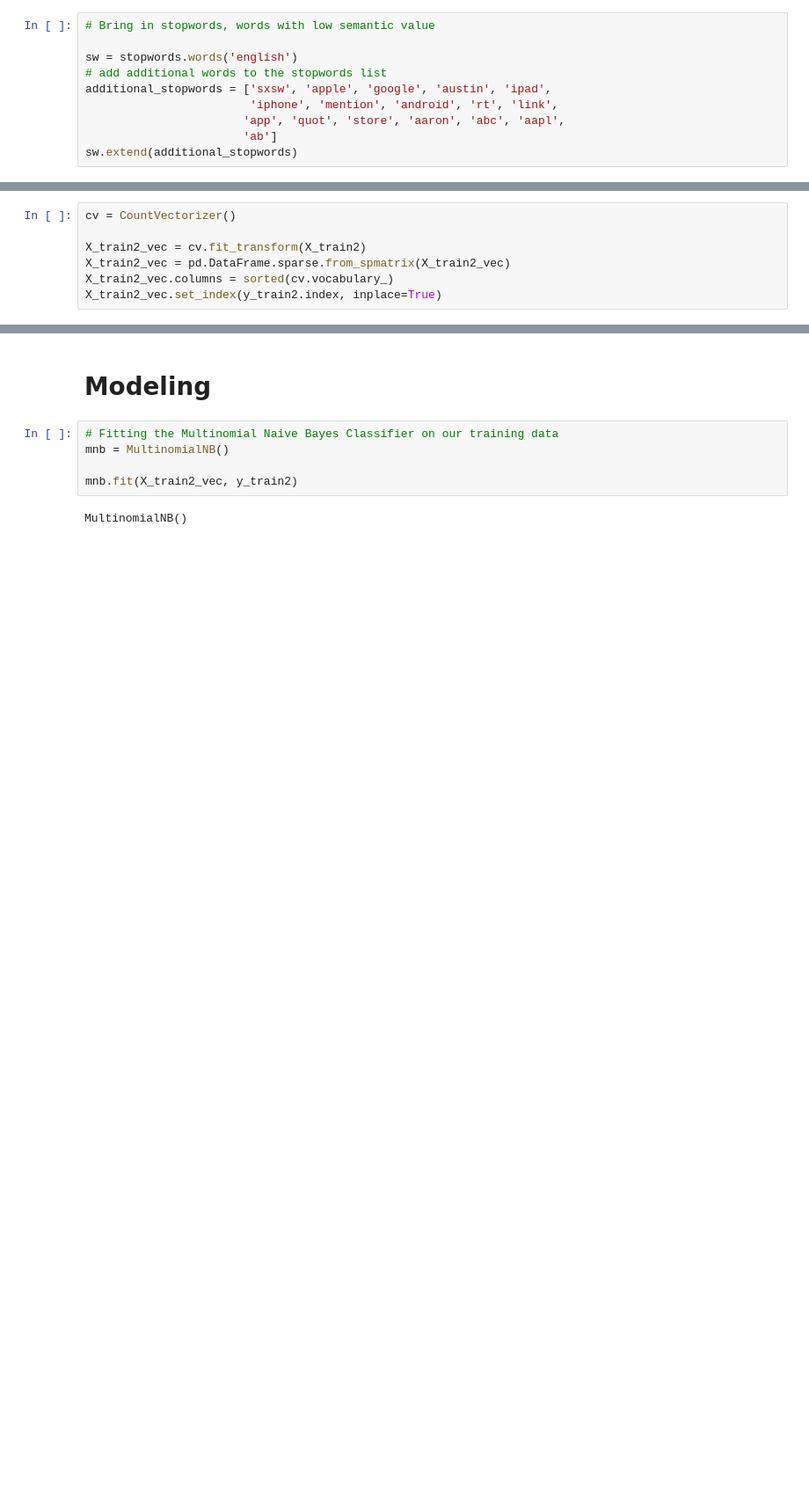
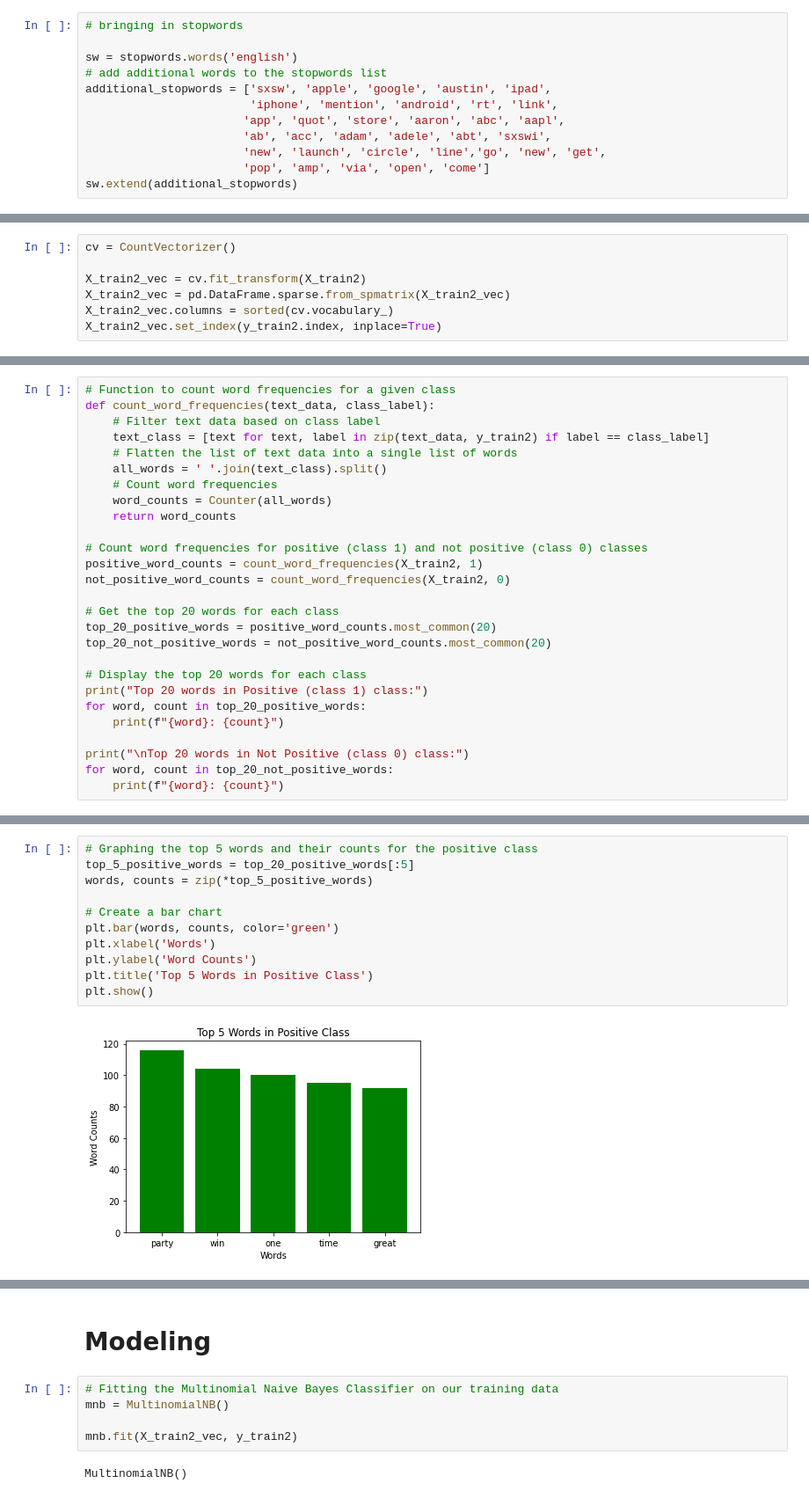
Before and after one commit to adammarianacci/Twitter_Analysis, a Jupyter notebook: notebook.ipynb, the cells around one changed output, grey strips where cells are left out. Shown at 88% size. Cells and saved outputs as stored; diff of their text form; blank space fills up the shorter version.

Commit message:
Updated Conclusion, Added Bar Charts

```diff
--- a/notebook.ipynb
+++ b/notebook.ipynb
@@ -239,11 +239,13 @@ Preprocess the training set.
 # %%
-# Bring in stopwords, words with low semantic value
+# bringing in stopwords
 
 sw = stopwords.words('english')
 # add additional words to the stopwords list
 additional_stopwords = ['sxsw', 'apple', 'google', 'austin', 'ipad',
                         'iphone', 'mention', 'android', 'rt', 'link',
                        'app', 'quot', 'store', 'aaron', 'abc', 'aapl',
-                       'ab']
+                       'ab', 'acc', 'adam', 'adele', 'abt', 'sxswi',
+                       'new', 'launch', 'circle', 'line','go', 'new', 'get',
+                       'pop', 'amp', 'via', 'open', 'come']
 sw.extend(additional_stopwords)
 # %%
@@ -342,0 +354,27 @@ X_train2_vec
+# %%
+# Function to count word frequencies for a given class
+def count_word_frequencies(text_data, class_label):
+    # Filter text data based on class label
+    text_class = [text for text, label in zip(text_data, y_train2) if label == class_label]
+    # Flatten the list of text data into a single list of words
+    all_words = ' '.join(text_class).split()
+    # Count word frequencies
+    word_counts = Counter(all_words)
+    return word_counts
+
+# Count word frequencies for positive (class 1) and not positive (class 0) classes
+positive_word_counts = count_word_frequencies(X_train2, 1)
+not_positive_word_counts = count_word_frequencies(X_train2, 0)
+
+# Get the top 20 words for each class
+top_20_positive_words = positive_word_counts.most_common(20)
+top_20_not_positive_words = not_positive_word_counts.most_common(20)
+
+# Display the top 20 words for each class
+print("Top 20 words in Positive (class 1) class:")
+for word, count in top_20_positive_words:
+    print(f"{word}: {count}")
+
+print("\nTop 20 words in Not Positive (class 0) class:")
+for word, count in top_20_not_positive_words:
+    print(f"{word}: {count}")
@@ -342,0 +401,13 @@ X_train2_vec
+# %%
+# Graphing the top 5 words and their counts for the positive class
+top_5_positive_words = top_20_positive_words[:5]
+words, counts = zip(*top_5_positive_words)
+
+# Create a bar chart
+plt.bar(words, counts, color='green')
+plt.xlabel('Words')
+plt.ylabel('Word Counts')
+plt.title('Top 5 Words in Positive Class')
+plt.show()
+# %% [output]
+[figure, added]
```
Also changed, not shown: parts of 32 cells of this notebook, 1 other file.
